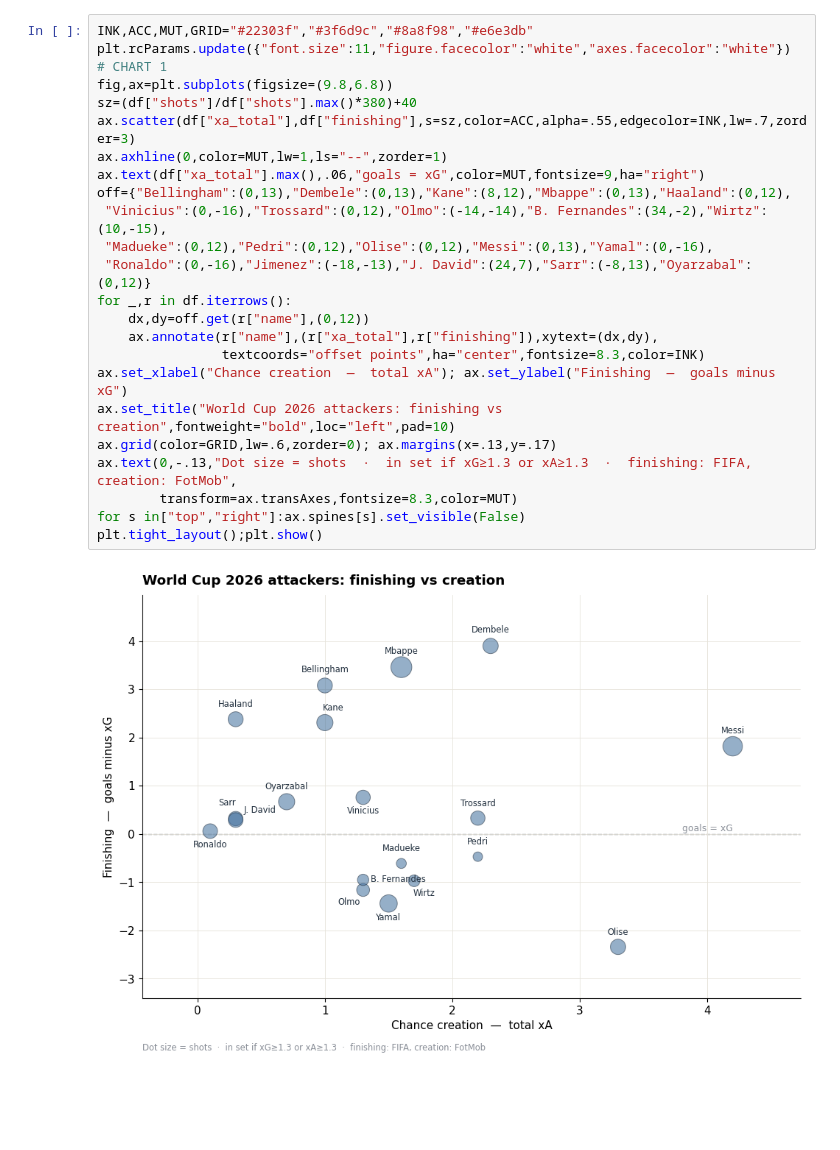
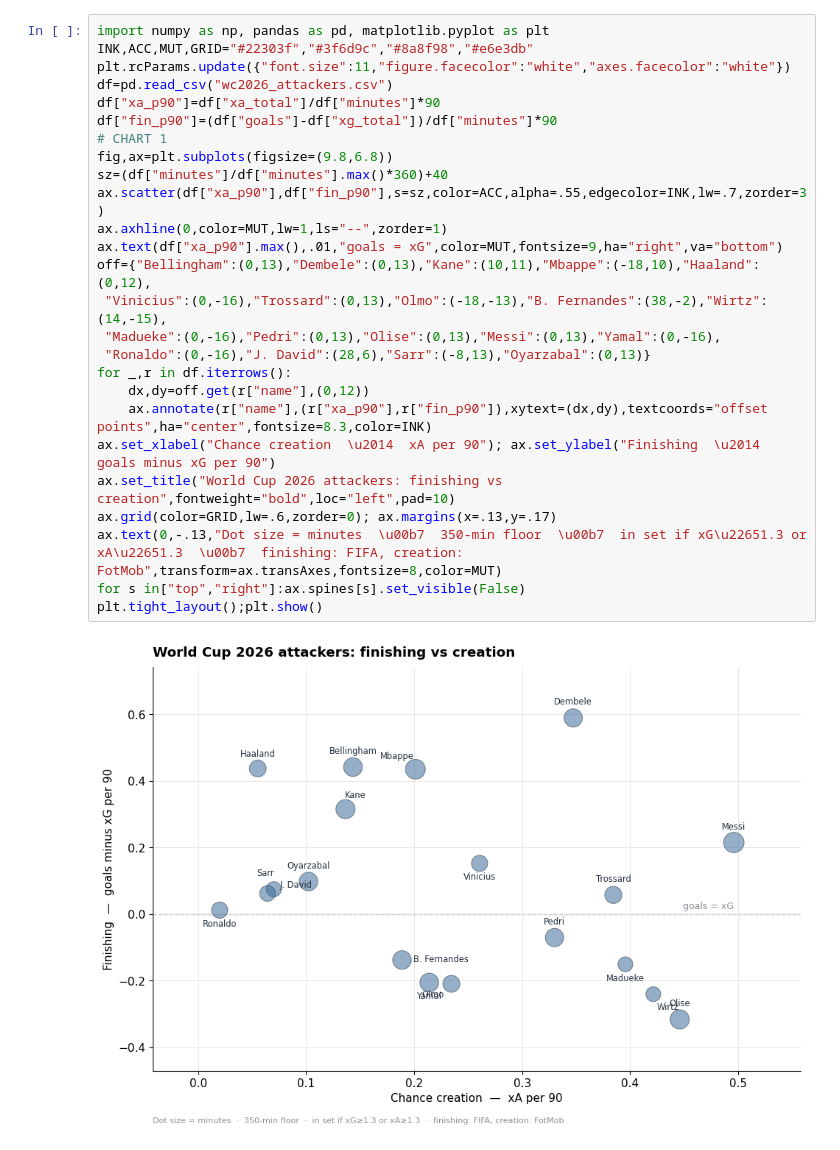
Before and after one commit to wingedhusssar-pixel/wc2026-top-attacking-threat-analysis, a Jupyter notebook: wc2026_xg_analysis.ipynb, the cells around one changed output. Cells and saved outputs as stored; diff of their text form; blank space fills up the shorter version.

```diff
--- a/wc2026_xg_analysis.ipynb
+++ b/wc2026_xg_analysis.ipynb
@@ -37,27 +38,29 @@ Vertical axis is finishing (goals minus xG). Horizontal is creation (total xA).
 # %%
+import numpy as np, pandas as pd, matplotlib.pyplot as plt
 INK,ACC,MUT,GRID="#22303f","#3f6d9c","#8a8f98","#e6e3db"
 plt.rcParams.update({"font.size":11,"figure.facecolor":"white","axes.facecolor":"white"})
+df=pd.read_csv("wc2026_attackers.csv")
+df["xa_p90"]=df["xa_total"]/df["minutes"]*90
+df["fin_p90"]=(df["goals"]-df["xg_total"])/df["minutes"]*90
 # CHART 1
 fig,ax=plt.subplots(figsize=(9.8,6.8))
-sz=(df["shots"]/df["shots"].max()*380)+40
-ax.scatter(df["xa_total"],df["finishing"],s=sz,color=ACC,alpha=.55,edgecolor=INK,lw=.7,zorder=3)
+sz=(df["minutes"]/df["minutes"].max()*360)+40
+ax.scatter(df["xa_p90"],df["fin_p90"],s=sz,color=ACC,alpha=.55,edgecolor=INK,lw=.7,zorder=3)
 ax.axhline(0,color=MUT,lw=1,ls="--",zorder=1)
-ax.text(df["xa_total"].max(),.06,"goals = xG",color=MUT,fontsize=9,ha="right")
-off={"Bellingham":(0,13),"Dembele":(0,13),"Kane":(8,12),"Mbappe":(0,13),"Haaland":(0,12),
- "Vinicius":(0,-16),"Trossard":(0,12),"Olmo":(-14,-14),"B. Fernandes":(34,-2),"Wirtz":(10,-15),
- "Madueke":(0,12),"Pedri":(0,12),"Olise":(0,12),"Messi":(0,13),"Yamal":(0,-16),
- "Ronaldo":(0,-16),"Jimenez":(-18,-13),"J. David":(24,7),"Sarr":(-8,13),"Oyarzabal":(0,12)}
+ax.text(df["xa_p90"].max(),.01,"goals = xG",color=MUT,fontsize=9,ha="right",va="bottom")
+off={"Bellingham":(0,13),"Dembele":(0,13),"Kane":(10,11),"Mbappe":(-18,10),"Haaland":(0,12),
+ "Vinicius":(0,-16),"Trossard":(0,13),"Olmo":(-18,-13),"B. Fernandes":(38,-2),"Wirtz":(14,-15),
+ "Madueke":(0,-16),"Pedri":(0,13),"Olise":(0,13),"Messi":(0,13),"Yamal":(0,-16),
+ "Ronaldo":(0,-16),"J. David":(28,6),"Sarr":(-8,13),"Oyarzabal":(0,13)}
 for _,r in df.iterrows():
     dx,dy=off.get(r["name"],(0,12))
-    ax.annotate(r["name"],(r["xa_total"],r["finishing"]),xytext=(dx,dy),
-                textcoords="offset points",ha="center",fontsize=8.3,color=INK)
-ax.set_xlabel("Chance creation  —  total xA"); ax.set_ylabel("Finishing  —  goals minus xG")
+    ax.annotate(r["name"],(r["xa_p90"],r["fin_p90"]),xytext=(dx,dy),textcoords="offset points",ha="center",fontsize=8.3,color=INK)
+ax.set_xlabel("Chance creation  \u2014  xA per 90"); ax.set_ylabel("Finishing  \u2014  goals minus xG per 90")
 ax.set_title("World Cup 2026 attackers: finishing vs creation",fontweight="bold",loc="left",pad=10)
 ax.grid(color=GRID,lw=.6,zorder=0); ax.margins(x=.13,y=.17)
-ax.text(0,-.13,"Dot size = shots  ·  in set if xG≥1.3 or xA≥1.3  ·  finishing: FIFA, creation: FotMob",
-        transform=ax.transAxes,fontsize=8.3,color=MUT)
+ax.text(0,-.13,"Dot size = minutes  \u00b7  350-min floor  \u00b7  in set if xG\u22651.3 or xA\u22651.3  \u00b7  finishing: FIFA, creation: FotMob",transform=ax.transAxes,fontsize=8,color=MUT)
 for s in["top","right"]:ax.spines[s].set_visible(False)
 plt.tight_layout();plt.show()
 # %% [output]
-[figure, old version]
+[figure, new version]
 # %% [markdown]
```
Also changed, not shown: parts of 14 cells of this notebook.
